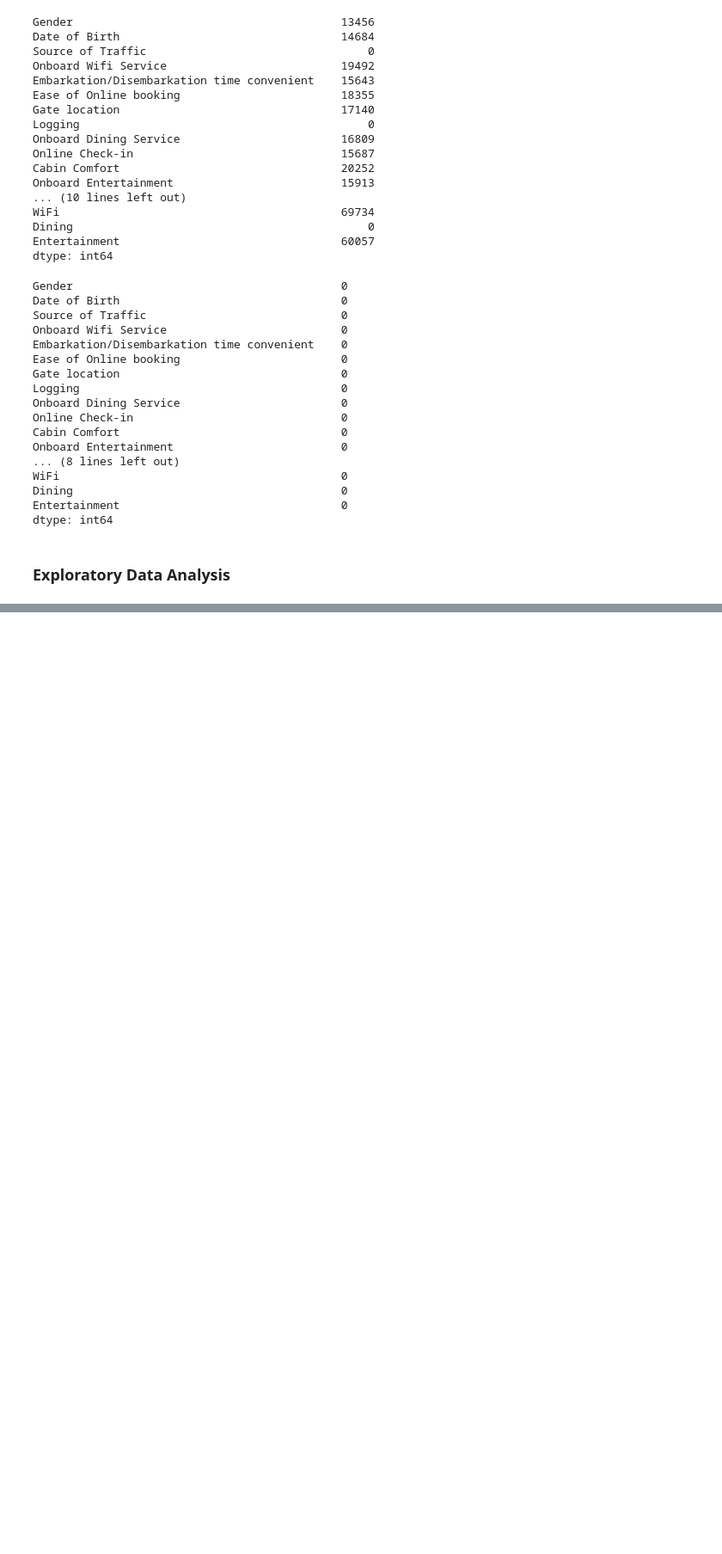
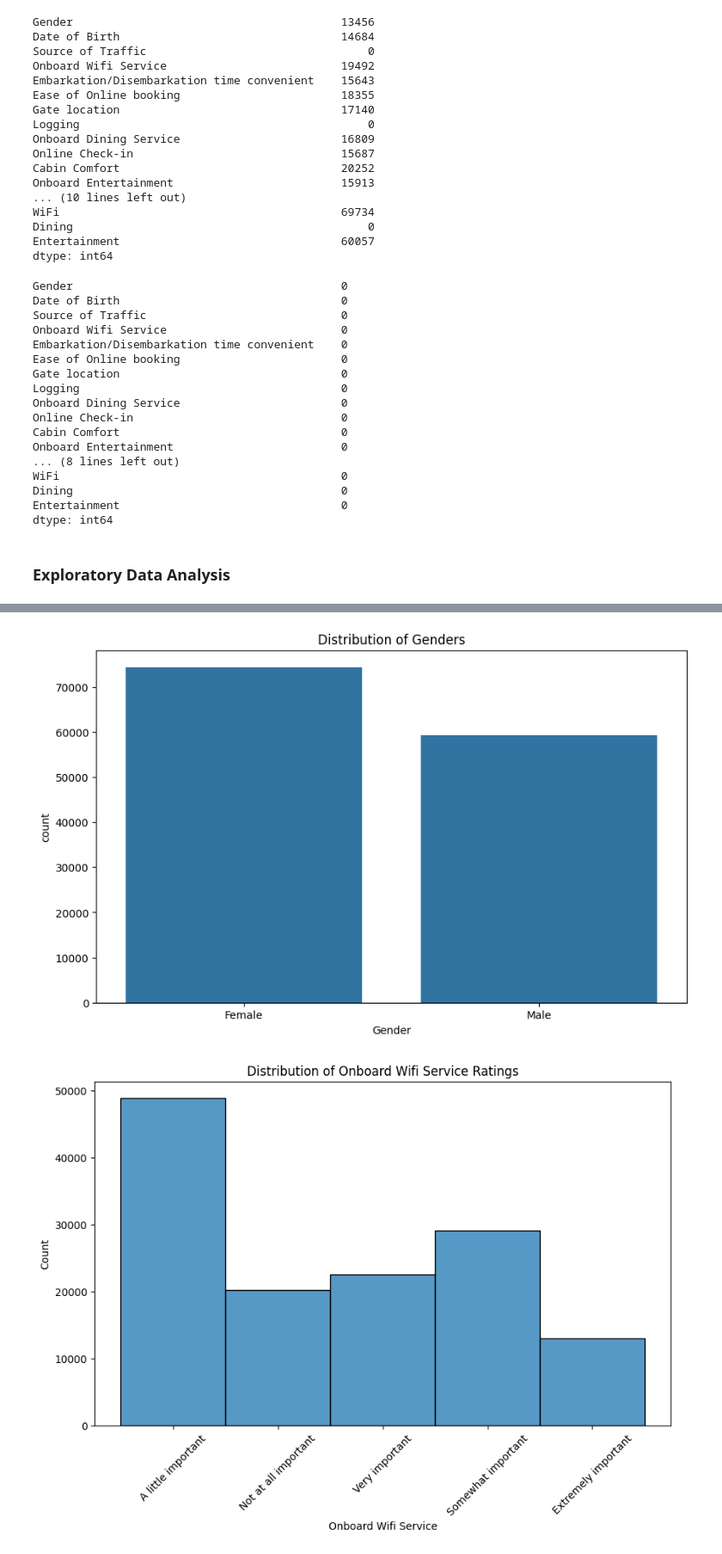
Before and after one commit to usmanjalil1/ShipSail_EDA, a Jupyter notebook: EDA.ipynb, the cells around one changed output, grey strips where cells are left out. Shown at 86% size. Drawn from its saved outputs; the diff is of its cells as text; code cells hidden in the pictures; blank space fills up the shorter version.

```diff
--- a/EDA.ipynb
+++ b/EDA.ipynb
@@ -102,5 +102,3 @@ Entertainment                                 0
 dtype: int64
 # %% [markdown]
 ### Exploratory Data Analysis
-# %%
-combined_df = combined_df.drop(['Logging', 'Date of Birth'], axis = 1)
@@ -109,7 +104,0 @@ Obj_cols = list(combined_df.select_dtypes('object').columns)
-# %%
-from sklearn.preprocessing import LabelEncoder
-le = LabelEncoder()
-for col in Obj_cols:
-    combined_df[f'{col}'] = le.fit_transform(combined_df[f'{col}'])
-
-combined_df
@@ -193,0 +105,56 @@ Accuracy score: 0.8559626168224299
+# %%
+import pandas as pd
+import matplotlib.pyplot as plt
+import seaborn as sns
+
+# Exploratory Analysis
+plt.figure(figsize=(10, 6))
+sns.countplot(data=combined_df, x='Gender')
+plt.title('Distribution of Genders')
+plt.show()
+
+plt.figure(figsize=(10, 6))
+sns.histplot(data=combined_df, x='Onboard Wifi Service', bins=5)
+plt.title('Distribution of Onboard Wifi Service Ratings')
+plt.xticks(rotation = 45)
+plt.show()
+
+plt.figure(figsize=(12, 6))
+sns.boxplot(data=combined_df, x='Source of Traffic', y='Onboard Service')
+plt.title('Onboard Service Ratings by Source of Traffic')
+plt.xticks(rotation=45)
+plt.show()
+
+# Statistical Analysis
+cruise_distance_stats = combined_df['Cruise Distance'].describe()
+print("Descriptive Statistics for Cruise Distance:\n", cruise_distance_stats)
+
+service_ratings = combined_df[['Embarkation/Disembarkation time convenient', 'Ease of Online booking',
+                        'Gate location', 'Cabin Comfort', 'Cabin service', 'Baggage handling',
+                        'Port Check-in Service', 'Onboard Service', 'Cleanliness']].corr()
+plt.figure(figsize=(10, 8))
+sns.heatmap(service_ratings, annot=True, cmap='coolwarm', fmt=".2f")
+plt.title('Correlation between Service Ratings')
+plt.show()
+
+# Matplotlib and Seaborn Visualization
+plt.figure(figsize=(10, 6))
+sns.histplot(data=combined_df, x='Ease of Online booking', bins=5)
+plt.title('Distribution of Ease of Online Booking Ratings')
+plt.show()
+
+plt.figure(figsize=(10, 6))
+sns.boxplot(data=combined_df, x='Ticket Type', y='Cleanliness')
+plt.title('Cleanliness Ratings by Ticket Type')
+plt.xticks(rotation=45)
+plt.show()
+
+plt.figure(figsize=(10, 6))
+sns.scatterplot(data=combined_df, x='Cruise Distance', y='Onboard Service')
+plt.title('Relationship between Cruise Distance and Onboard Service Ratings')
+plt.xlabel('Cruise Distance')
+plt.ylabel('Onboard Service')
+plt.show()
+# %% [output]
+[figure, added]
+[figure, added]
```
Also changed, not shown: parts of 6 cells of this notebook.
